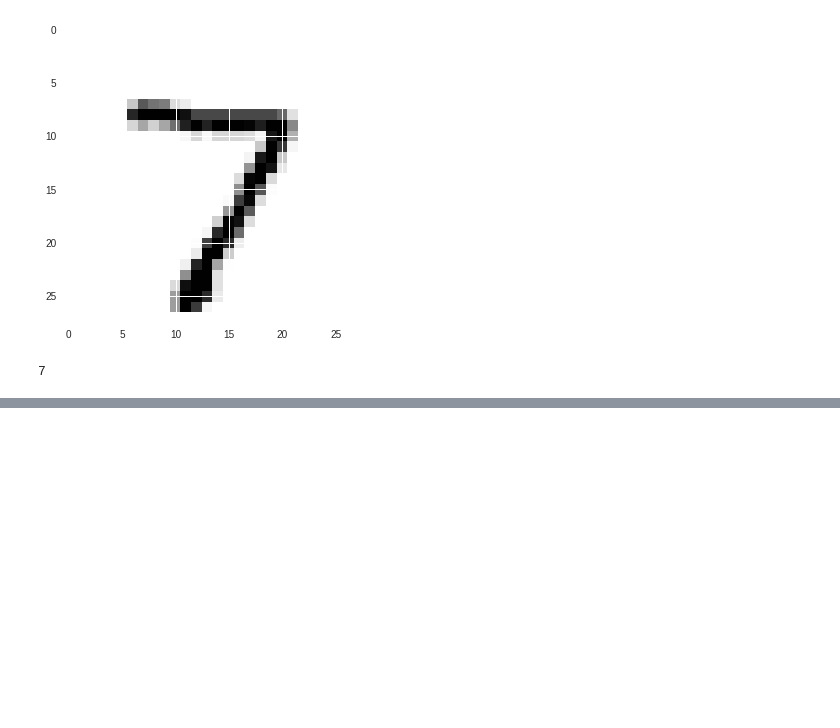
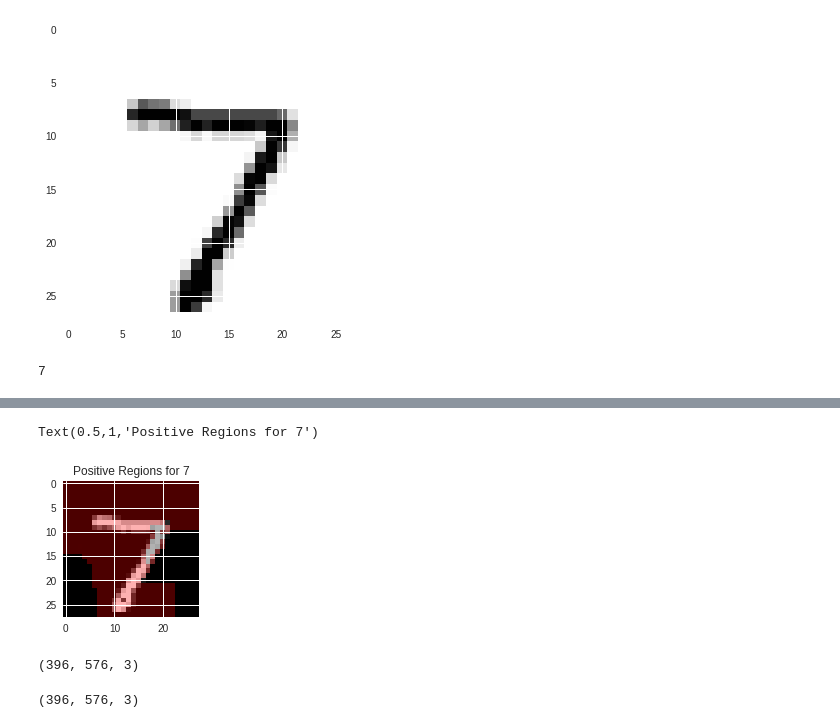
Before and after one commit to SasankYadati/interpretability-in-neural-networks, a Jupyter notebook: Image Classification MNIST with LIME Explanations/CNN_With_Mnist_Images.ipynb, the cells around one changed output, grey strips where cells are left out. Drawn from its saved outputs; the diff is of its cells as text; code cells hidden in the pictures; blank space fills up the shorter version.

```diff
--- a/Image Classification MNIST with LIME Explanations/CNN_With_Mnist_Images.ipynb
+++ b/Image Classification MNIST with LIME Explanations/CNN_With_Mnist_Images.ipynb
@@ -447,0 +524,13 @@ Text(0.5,1,'Positive and Negative Regions for 7')
+# %%
+explanation = explainer.explain_instance(noisy_input,
+                                         classifier_fn = prediction_function,
+                                         top_labels=10, hide_color=0, num_samples=100, segmentation_fn=segmenter)
+# %%
+temp, mask = explanation.get_image_and_mask(output, positive_only=True, num_features=10, hide_rest=False, min_weight = 0.01)
+fig= plt.figure()
+(ax1) = fig.add_subplot(2,1,1)
+ax1.imshow(label2rgb(mask,temp, bg_label = 0), interpolation = 'nearest')
+ax1.set_title('Positive Regions for {}'.format(output))
+# %% [output]
+Text(0.5,1,'Positive Regions for 7')
+[figure, added]
@@ -447,0 +541,4 @@ Text(0.5,1,'Positive and Negative Regions for 7')
+# %%
+img.shape
+# %% [output]
+(396, 576, 3)
@@ -447,0 +547,4 @@ Text(0.5,1,'Positive and Negative Regions for 7')
+# %%
+img2.shape
+# %% [output]
+(396, 576, 3)
```
Also changed, not shown: parts of 17 cells of this notebook.
